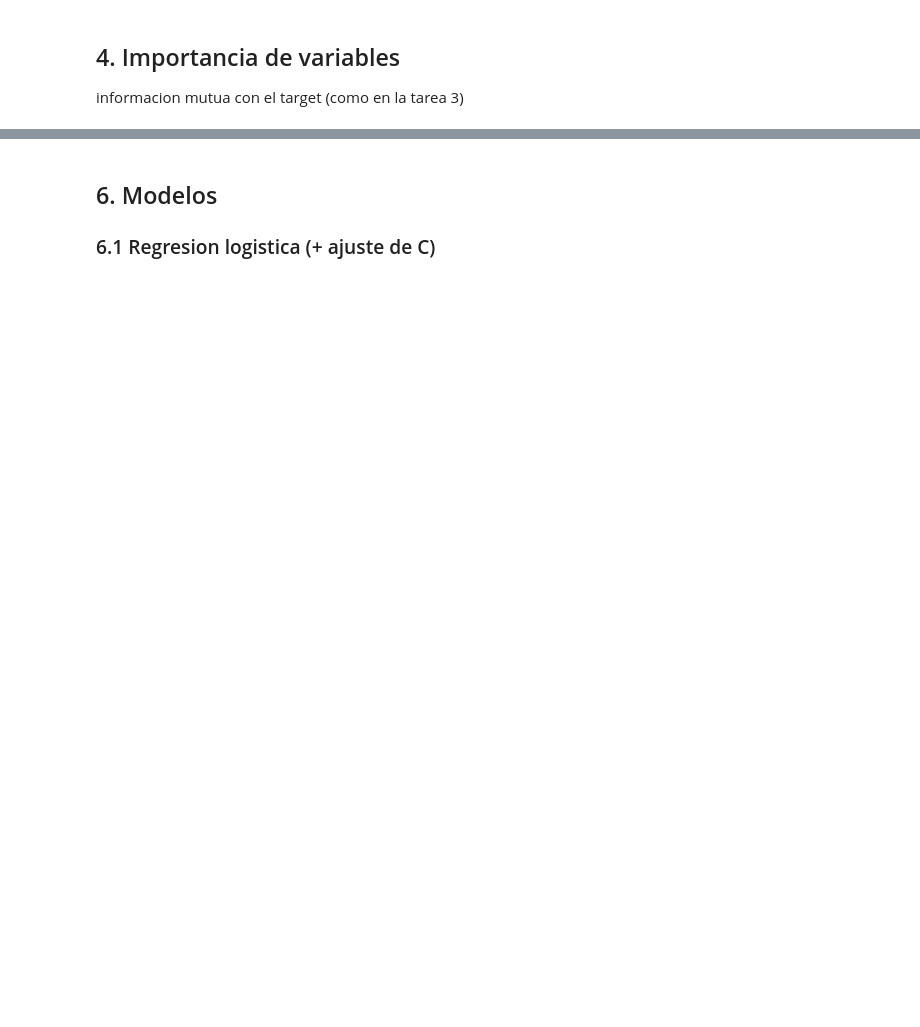
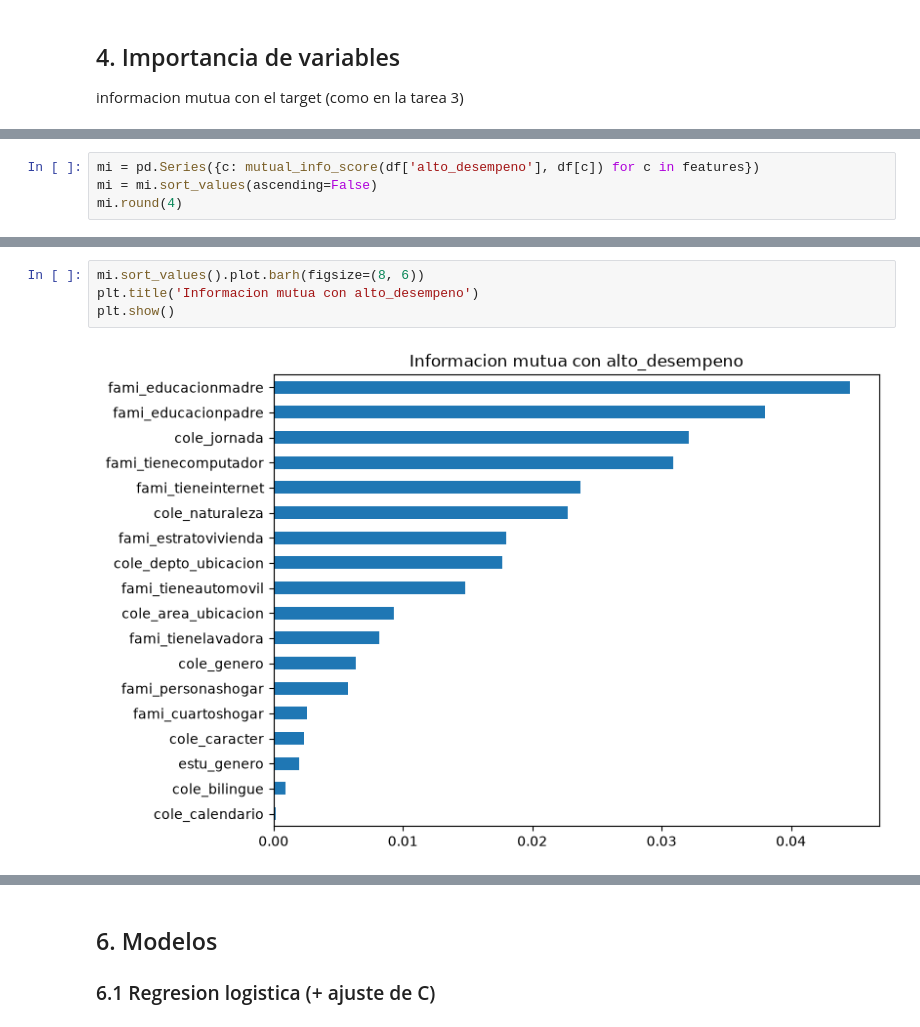
Before and after one commit to laura56599/Machine_Learning_Zoomcamp2026, a Jupyter notebook: saber11-midterm/notebook.ipynb, the cells around one changed output, grey strips where cells are left out. Drawn from its saved outputs; the diff is of its cells as text; blank space fills up the shorter version.

```diff
--- a/saber11-midterm/notebook.ipynb
+++ b/saber11-midterm/notebook.ipynb
@@ -108,0 +201,4 @@ informacion mutua con el target (como en la tarea 3)
+# %%
+mi = pd.Series({c: mutual_info_score(df['alto_desempeno'], df[c]) for c in features})
+mi = mi.sort_values(ascending=False)
+mi.round(4)
@@ -108,0 +225,6 @@ informacion mutua con el target (como en la tarea 3)
+# %%
+mi.sort_values().plot.barh(figsize=(8, 6))
+plt.title('Informacion mutua con alto_desempeno')
+plt.show()
+# %% [output]
+[figure, added]
```
Also changed, not shown: parts of 42 cells of this notebook, 3 other files.
